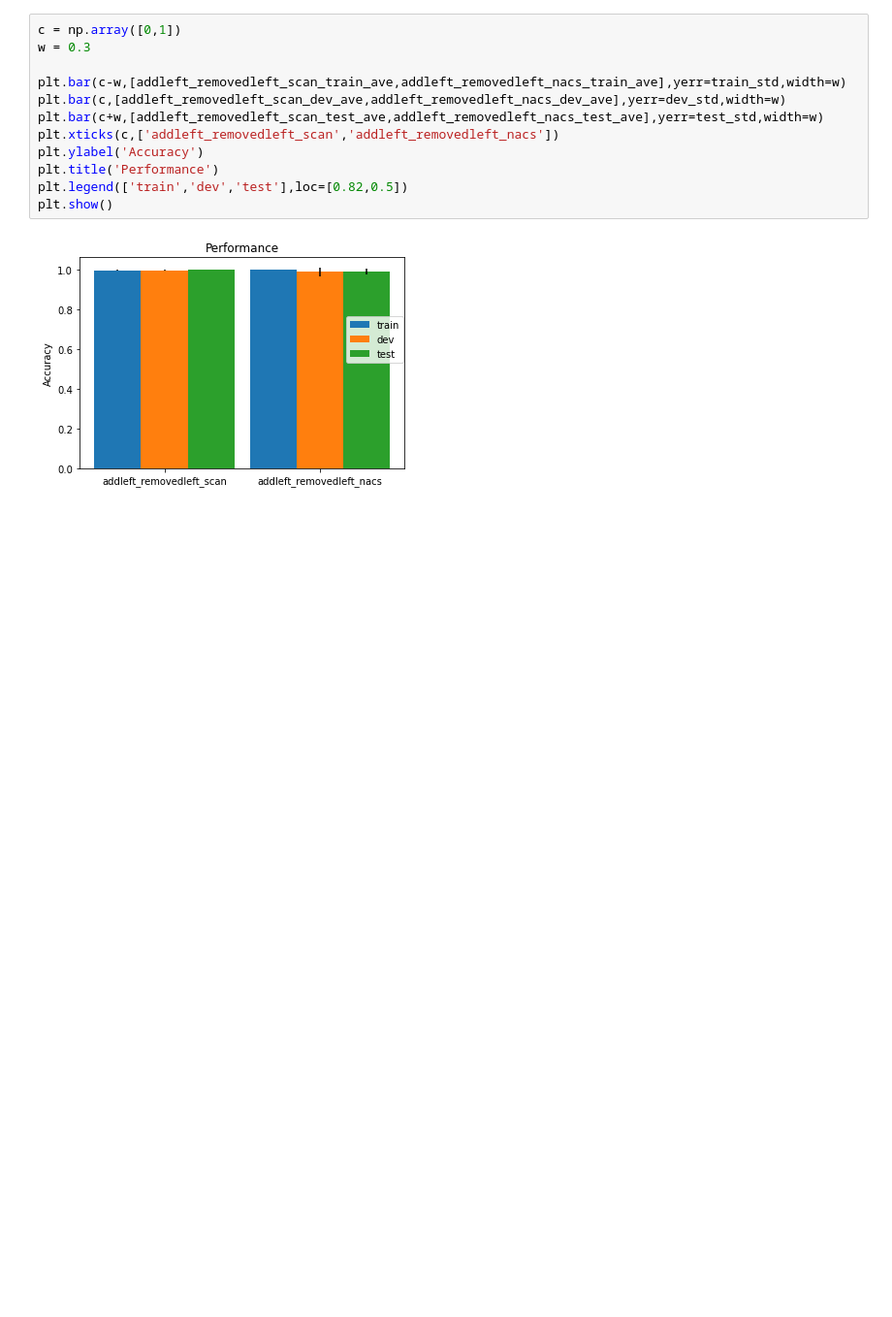
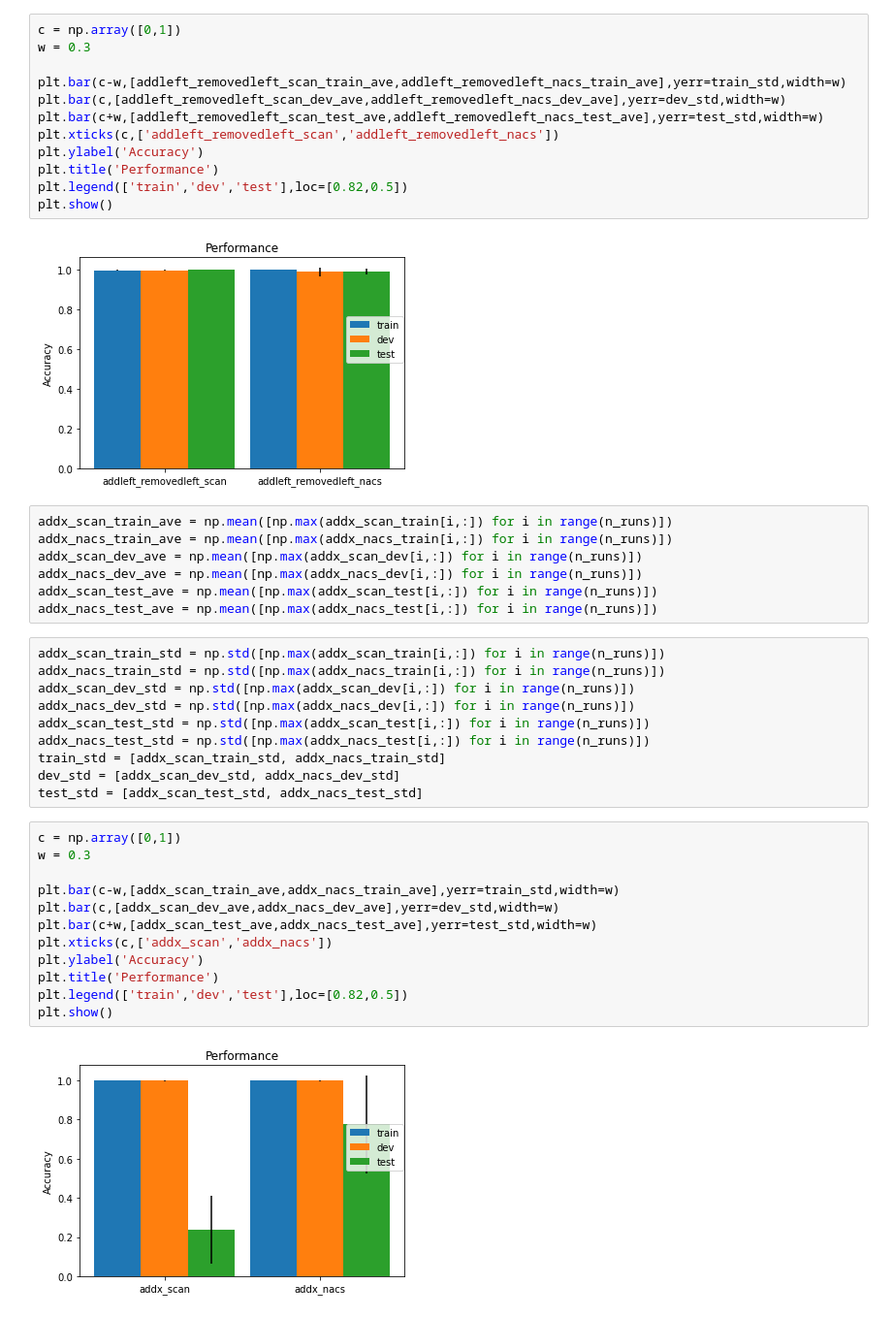
Before and after one commit to JanAthmer/Compositional-generalization-capabillity-of-Transformer, a Jupyter notebook: results.ipynb, the cells around one changed output. Shown at 97% size. Cells and saved outputs as stored; diff of their text form; blank space fills up the shorter version.

```diff
--- a/results.ipynb
+++ b/results.ipynb
@@ -276,3 +294,34 @@ plt.legend(['train','dev','test'],loc=[0.82,0.5])
 plt.show()
 # %% [output]
 [figure]
+# %%
+addx_scan_train_ave = np.mean([np.max(addx_scan_train[i,:]) for i in range(n_runs)])
+addx_nacs_train_ave = np.mean([np.max(addx_nacs_train[i,:]) for i in range(n_runs)])
+addx_scan_dev_ave = np.mean([np.max(addx_scan_dev[i,:]) for i in range(n_runs)])
+addx_nacs_dev_ave = np.mean([np.max(addx_nacs_dev[i,:]) for i in range(n_runs)])
+addx_scan_test_ave = np.mean([np.max(addx_scan_test[i,:]) for i in range(n_runs)])
+addx_nacs_test_ave = np.mean([np.max(addx_nacs_test[i,:]) for i in range(n_runs)])
+# %%
+addx_scan_train_std = np.std([np.max(addx_scan_train[i,:]) for i in range(n_runs)])
+addx_nacs_train_std = np.std([np.max(addx_nacs_train[i,:]) for i in range(n_runs)])
+addx_scan_dev_std = np.std([np.max(addx_scan_dev[i,:]) for i in range(n_runs)])
+addx_nacs_dev_std = np.std([np.max(addx_nacs_dev[i,:]) for i in range(n_runs)])
+addx_scan_test_std = np.std([np.max(addx_scan_test[i,:]) for i in range(n_runs)])
+addx_nacs_test_std = np.std([np.max(addx_nacs_test[i,:]) for i in range(n_runs)])
+train_std = [addx_scan_train_std, addx_nacs_train_std]
+dev_std = [addx_scan_dev_std, addx_nacs_dev_std]
+test_std = [addx_scan_test_std, addx_nacs_test_std]
+# %%
+c = np.array([0,1])
+w = 0.3
+
+plt.bar(c-w,[addx_scan_train_ave,addx_nacs_train_ave],yerr=train_std,width=w)
+plt.bar(c,[addx_scan_dev_ave,addx_nacs_dev_ave],yerr=dev_std,width=w)
+plt.bar(c+w,[addx_scan_test_ave,addx_nacs_test_ave],yerr=test_std,width=w)
+plt.xticks(c,['addx_scan','addx_nacs'])
+plt.ylabel('Accuracy')
+plt.title('Performance')
+plt.legend(['train','dev','test'],loc=[0.82,0.5])
+plt.show()
+# %% [output]
+[figure, added]
```
Also changed, not shown: parts of 3 cells of this notebook, 39 other files.
